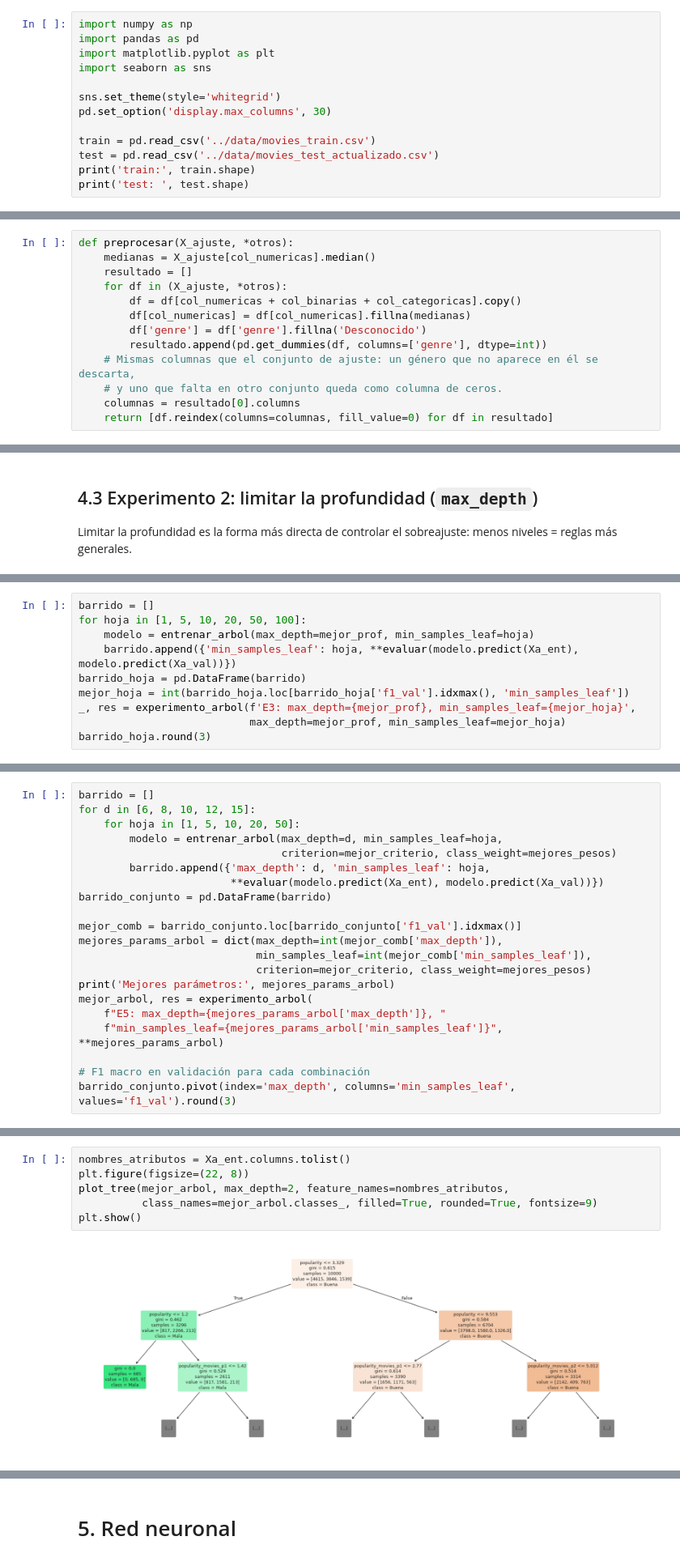
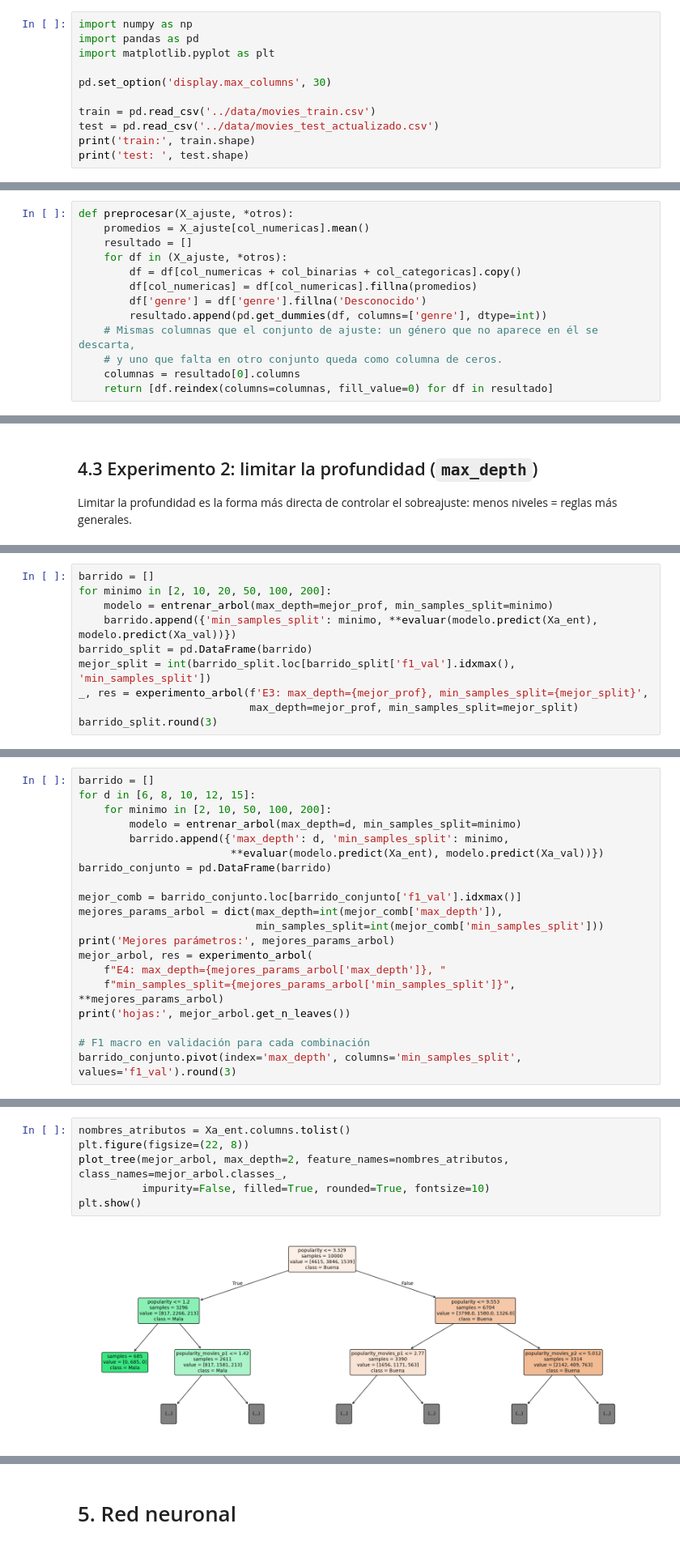
Before and after one commit to ciconid/proyecto-IA, a Jupyter notebook: claude-proyecto/claude-proyecto.ipynb, the cells around one changed output, grey strips where cells are left out. Shown at 81% size. Cells and saved outputs as stored; diff of their text form.

```diff
--- a/claude-proyecto/claude-proyecto.ipynb
+++ b/claude-proyecto/claude-proyecto.ipynb
@@ -24,9 +24,7 @@ comparación → archivo de predicciones.
 import numpy as np
 import pandas as pd
 import matplotlib.pyplot as plt
-import seaborn as sns
 
-sns.set_theme(style='whitegrid')
 pd.set_option('display.max_columns', 30)
 
 train = pd.read_csv('../data/movies_train.csv')
@@ -374,11 +370,11 @@ La función recibe primero el conjunto con el que se ajusta (de él salen las me
 one-hot) y después los demás conjuntos, a los que solo se les aplica lo calculado con el primero.
 # %%
 def preprocesar(X_ajuste, *otros):
-    medianas = X_ajuste[col_numericas].median()
+    promedios = X_ajuste[col_numericas].mean()
     resultado = []
     for df in (X_ajuste, *otros):
         df = df[col_numericas + col_binarias + col_categoricas].copy()
-        df[col_numericas] = df[col_numericas].fillna(medianas)
+        df[col_numericas] = df[col_numericas].fillna(promedios)
         df['genre'] = df['genre'].fillna('Desconocido')
         resultado.append(pd.get_dummies(df, columns=['genre'], dtype=int))
     # Mismas columnas que el conjunto de ajuste: un género que no aparece en él se descarta,
@@ -498,11 +484,11 @@ Exigir un mínimo de ejemplos en cada hoja evita reglas que se apoyan en muy poc
 # %%
 barrido = []
-for hoja in [1, 5, 10, 20, 50, 100]:
-    modelo = entrenar_arbol(max_depth=mejor_prof, min_samples_leaf=hoja)
-    barrido.append({'min_samples_leaf': hoja, **evaluar(modelo.predict(Xa_ent), modelo.predict(Xa_val))})
-barrido_hoja = pd.DataFrame(barrido)
-mejor_hoja = int(barrido_hoja.loc[barrido_hoja['f1_val'].idxmax(), 'min_samples_leaf'])
-_, res = experimento_arbol(f'E3: max_depth={mejor_prof}, min_samples_leaf={mejor_hoja}',
-                           max_depth=mejor_prof, min_samples_leaf=mejor_hoja)
-barrido_hoja.round(3)
+for minimo in [2, 10, 20, 50, 100, 200]:
+    modelo = entrenar_arbol(max_depth=mejor_prof, min_samples_split=minimo)
+    barrido.append({'min_samples_split': minimo, **evaluar(modelo.predict(Xa_ent), modelo.predict(Xa_val))})
+barrido_split = pd.DataFrame(barrido)
+mejor_split = int(barrido_split.loc[barrido_split['f1_val'].idxmax(), 'min_samples_split'])
+_, res = experimento_arbol(f'E3: max_depth={mejor_prof}, min_samples_split={mejor_split}',
+                           max_depth=mejor_prof, min_samples_split=mejor_split)
+barrido_split.round(3)
 # %% [output]
@@ -565,22 +517,21 @@ se prueban **todas las combinaciones** de los dos, con el criterio y los pesos e
 # %%
 barrido = []
 for d in [6, 8, 10, 12, 15]:
-    for hoja in [1, 5, 10, 20, 50]:
-        modelo = entrenar_arbol(max_depth=d, min_samples_leaf=hoja,
-                                criterion=mejor_criterio, class_weight=mejores_pesos)
-        barrido.append({'max_depth': d, 'min_samples_leaf': hoja,
+    for minimo in [2, 10, 50, 100, 200]:
+        modelo = entrenar_arbol(max_depth=d, min_samples_split=minimo)
+        barrido.append({'max_depth': d, 'min_samples_split': minimo,
                         **evaluar(modelo.predict(Xa_ent), modelo.predict(Xa_val))})
 barrido_conjunto = pd.DataFrame(barrido)
 
 mejor_comb = barrido_conjunto.loc[barrido_conjunto['f1_val'].idxmax()]
 mejores_params_arbol = dict(max_depth=int(mejor_comb['max_depth']),
-                            min_samples_leaf=int(mejor_comb['min_samples_leaf']),
-                            criterion=mejor_criterio, class_weight=mejores_pesos)
+                            min_samples_split=int(mejor_comb['min_samples_split']))
 print('Mejores parámetros:', mejores_params_arbol)
 mejor_arbol, res = experimento_arbol(
-    f"E5: max_depth={mejores_params_arbol['max_depth']}, "
-    f"min_samples_leaf={mejores_params_arbol['min_samples_leaf']}", **mejores_params_arbol)
+    f"E4: max_depth={mejores_params_arbol['max_depth']}, "
+    f"min_samples_split={mejores_params_arbol['min_samples_split']}", **mejores_params_arbol)
+print('hojas:', mejor_arbol.get_n_leaves())
 
 # F1 macro en validación para cada combinación
-barrido_conjunto.pivot(index='max_depth', columns='min_samples_leaf', values='f1_val').round(3)
+barrido_conjunto.pivot(index='max_depth', columns='min_samples_split', values='f1_val').round(3)
 # %% [output]
@@ -672,8 +601,8 @@ importancia de cada atributo (cuánto reduce la impureza en total).
 # %%
 nombres_atributos = Xa_ent.columns.tolist()
 plt.figure(figsize=(22, 8))
-plot_tree(mejor_arbol, max_depth=2, feature_names=nombres_atributos,
-          class_names=mejor_arbol.classes_, filled=True, rounded=True, fontsize=9)
+plot_tree(mejor_arbol, max_depth=2, feature_names=nombres_atributos, class_names=mejor_arbol.classes_,
+          impurity=False, filled=True, rounded=True, fontsize=10)
 plt.show()
 # %% [output]
-[figure, old version]
+[figure, new version]
```
Also changed, not shown: parts of 92 cells of this notebook, 6 other files.
